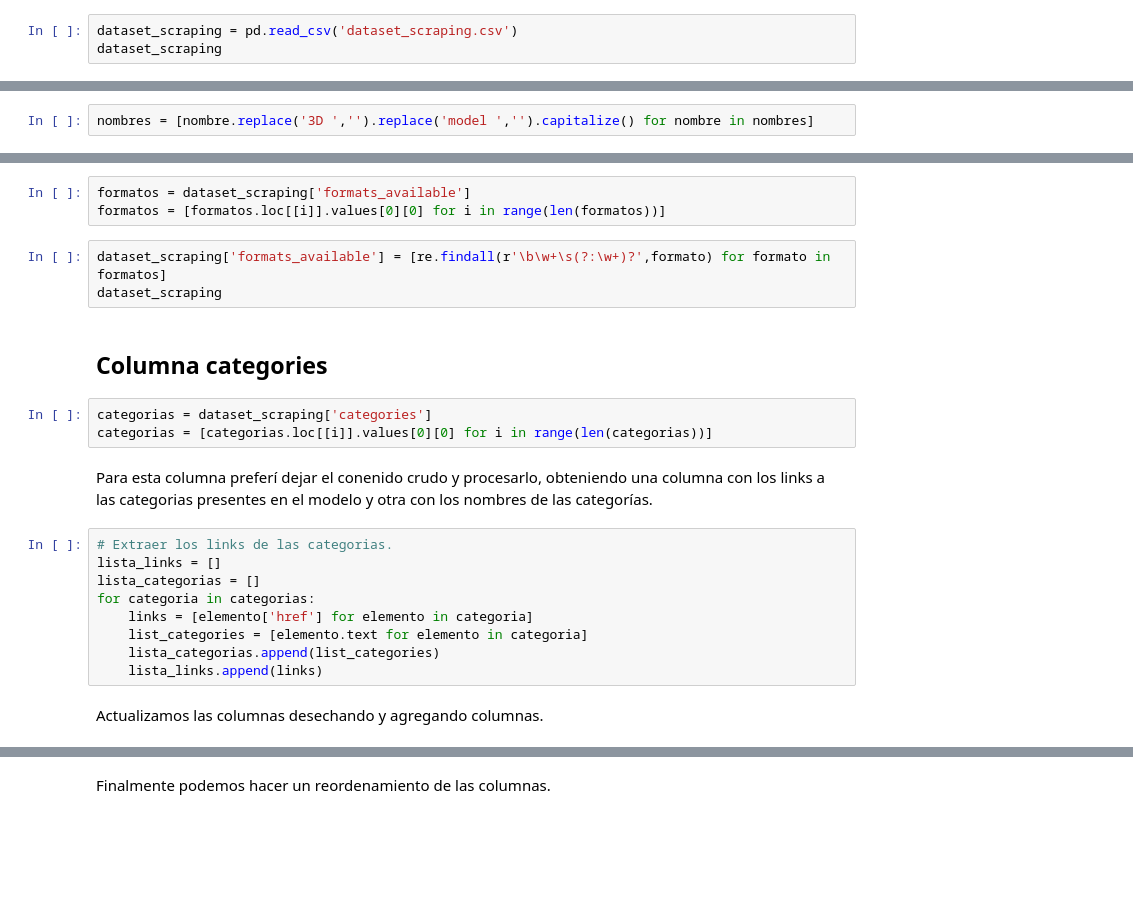
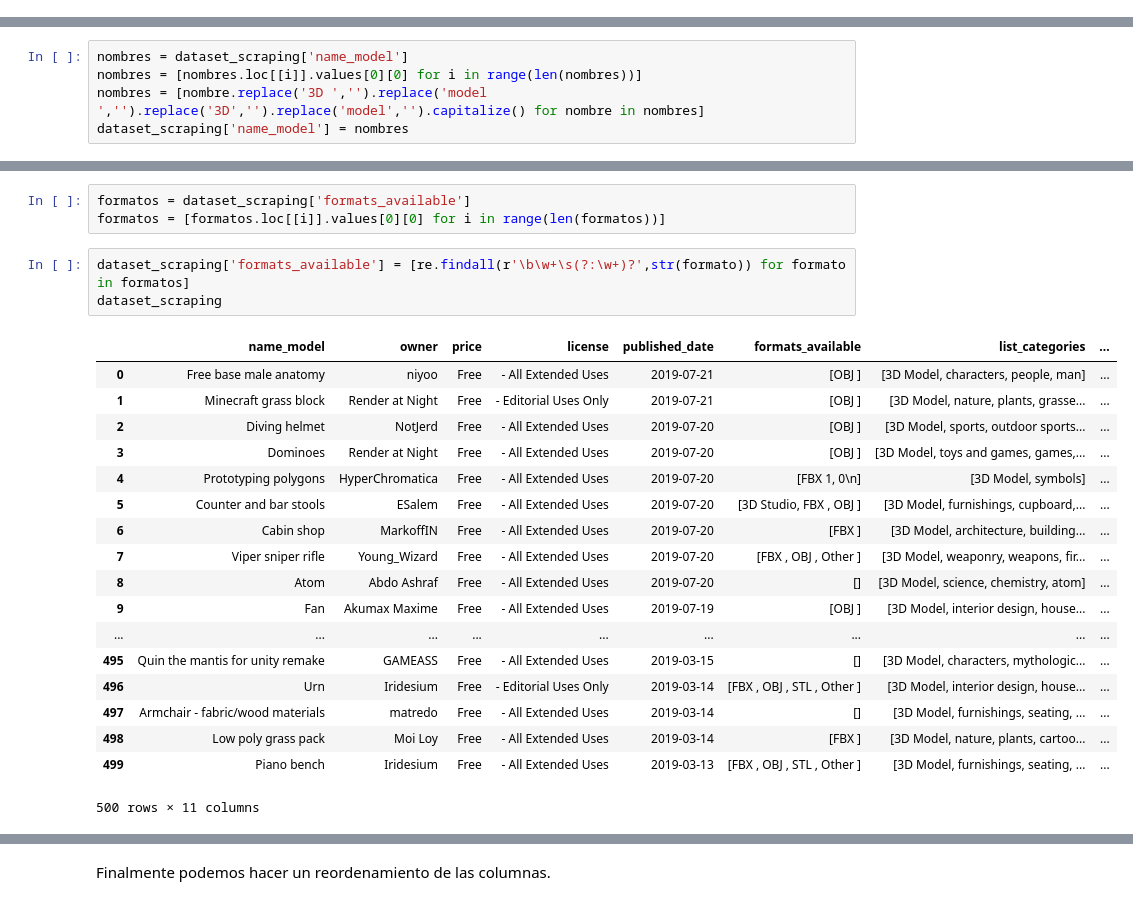
Before and after one commit to ta-data-mex/web-project, a Jupyter notebook: your-code/web_project.ipynb, the cells around one changed output, grey strips where cells are left out. Saved outputs shown, nothing was run; the diff lists cells and outputs as text; blank space fills up the shorter version.

```diff
--- a/your-code/web_project.ipynb
+++ b/your-code/web_project.ipynb
@@ -442,9 +536,6 @@ Por el momento he realizado el scraping a 10 páginas del sitio, con cien modelo
 # %%
 # Guardamos en archivo csv los resultados obtenidos.
 dataset_scraping.to_csv('dataset_scraping.csv',index=False)
-# %%
-dataset_scraping = pd.read_csv('dataset_scraping.csv')
-dataset_scraping
 # %% [markdown]
 ## Limpieza de datos.
 # %% [markdown]
@@ -467,2 +575,5 @@ With the name we now that all are 3D models, so we remove this word for all the
 # %%
-nombres = [nombre.replace('3D ','').replace('model ','').capitalize() for nombre in nombres]
+nombres = dataset_scraping['name_model']
+nombres = [nombres.loc[[i]].values[0][0] for i in range(len(nombres))]
+nombres = [nombre.replace('3D ','').replace('model ','').replace('3D','').replace('model','').capitalize() for nombre in nombres]
+dataset_scraping['name_model'] = nombres
@@ -489,23 +616,24 @@ Para esta columna necesitamos un formao similar a la columna price, solo que gen
 formatos = dataset_scraping['formats_available']
 formatos = [formatos.loc[[i]].values[0][0] for i in range(len(formatos))]
 # %%
-dataset_scraping['formats_available'] = [re.findall(r'\b\w+\s(?:\w+)?',formato) for formato in formatos]
+dataset_scraping['formats_available'] = [re.findall(r'\b\w+\s(?:\w+)?',str(formato)) for formato in formatos]
 dataset_scraping
+# %% [output]
+|  | name_model | owner | price | license | published_date | formats_available | list_categories | ... |
+| 0 | Free base male anatomy | niyoo | Free | - All Extended Uses | 2019-07-21 | [OBJ ] | [3D Model, characters, people, man] | ... |
+| 1 | Minecraft grass block | Render at Night | Free | - Editorial Uses Only | 2019-07-21 | [OBJ ] | [3D Model, nature, plants, grasse... | ... |
+| 2 | Diving helmet | NotJerd | Free | - All Extended Uses | 2019-07-20 | [OBJ ] | [3D Model, sports, outdoor sports... | ... |
+| 3 | Dominoes | Render at Night | Free | - All Extended Uses | 2019-07-20 | [OBJ ] | [3D Model, toys and games, games,... | ... |
+| 4 | Prototyping polygons | HyperChromatica | Free | - All Extended Uses | 2019-07-20 | [FBX 1, 0\n] | [3D Model, symbols] | ... |
+| 5 | Counter and bar stools | ESalem | Free | - All Extended Uses | 2019-07-20 | [3D Studio, FBX , OBJ ] | [3D Model, furnishings, cupboard,... | ... |
+| 6 | Cabin shop | MarkoffIN | Free | - All Extended Uses | 2019-07-20 | [FBX ] | [3D Model, architecture, building... | ... |
+| 7 | Viper sniper rifle | Young_Wizard | Free | - All Extended Uses | 2019-07-20 | [FBX , OBJ , Other ] | [3D Model, weaponry, weapons, fir... | ... |
+| 8 | Atom | Abdo Ashraf | Free | - All Extended Uses | 2019-07-20 | [] | [3D Model, science, chemistry, atom] | ... |
+| 9 | Fan | Akumax Maxime | Free | - All Extended Uses | 2019-07-19 | [OBJ ] | [3D Model, interior design, house... | ... |
+| ... | ... | ... | ... | ... | ... | ... | ... | ... |
+| 495 | Quin the mantis for unity remake | GAMEASS | Free | - All Extended Uses | 2019-03-15 | [] | [3D Model, characters, mythologic... | ... |
+| 496 | Urn | Iridesium | Free | - Editorial Uses Only | 2019-03-14 | [FBX , OBJ , STL , Other ] | [3D Model, interior design, house... | ... |
+| 497 | Armchair - fabric/wood materials | matredo | Free | - All Extended Uses | 2019-03-14 | [] | [3D Model, furnishings, seating, ... | ... |
+| 498 | Low poly grass pack | Moi Loy | Free | - All Extended Uses | 2019-03-14 | [FBX ] | [3D Model, nature, plants, cartoo... | ... |
+| 499 | Piano bench | Iridesium | Free | - All Extended Uses | 2019-03-13 | [FBX , OBJ , STL , Other ] | [3D Model, furnishings, seating, ... | ... |
+500 rows × 11 columns
-# %% [markdown]
-## Columna categories
-# %%
-categorias = dataset_scraping['categories']
-categorias = [categorias.loc[[i]].values[0][0] for i in range(len(categorias))]
-# %% [markdown]
-Para esta columna preferí dejar el conenido crudo y procesarlo, obteniendo una columna con los links a las categorias presentes en el modelo y otra con los nombres de las categorías.
-# %%
-# Extraer los links de las categorias.
-lista_links = []
-lista_categorias = []
-for categoria in categorias:
-    links = [elemento['href'] for elemento in categoria]
-    list_categories = [elemento.text for elemento in categoria]
-    lista_categorias.append(list_categories)
-    lista_links.append(links)
-# %% [markdown]
-Actualizamos las columnas desechando y agregando columnas.
```
Also changed, not shown: parts of 40 cells of this notebook, 4 other files.
